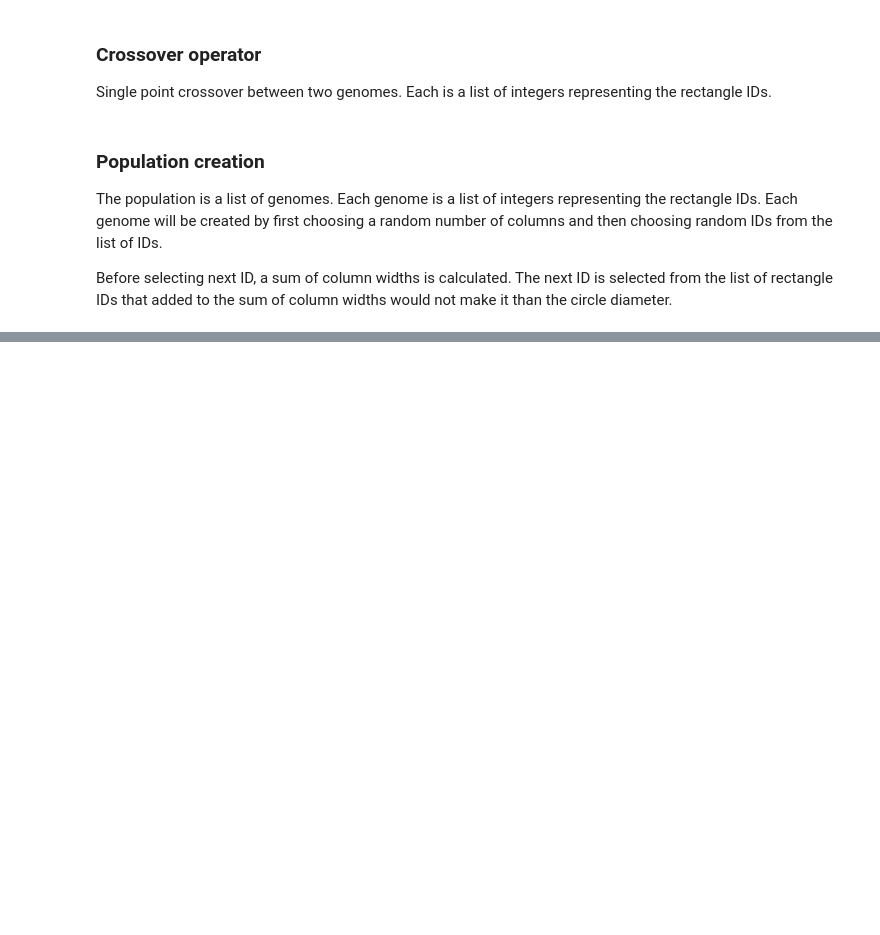
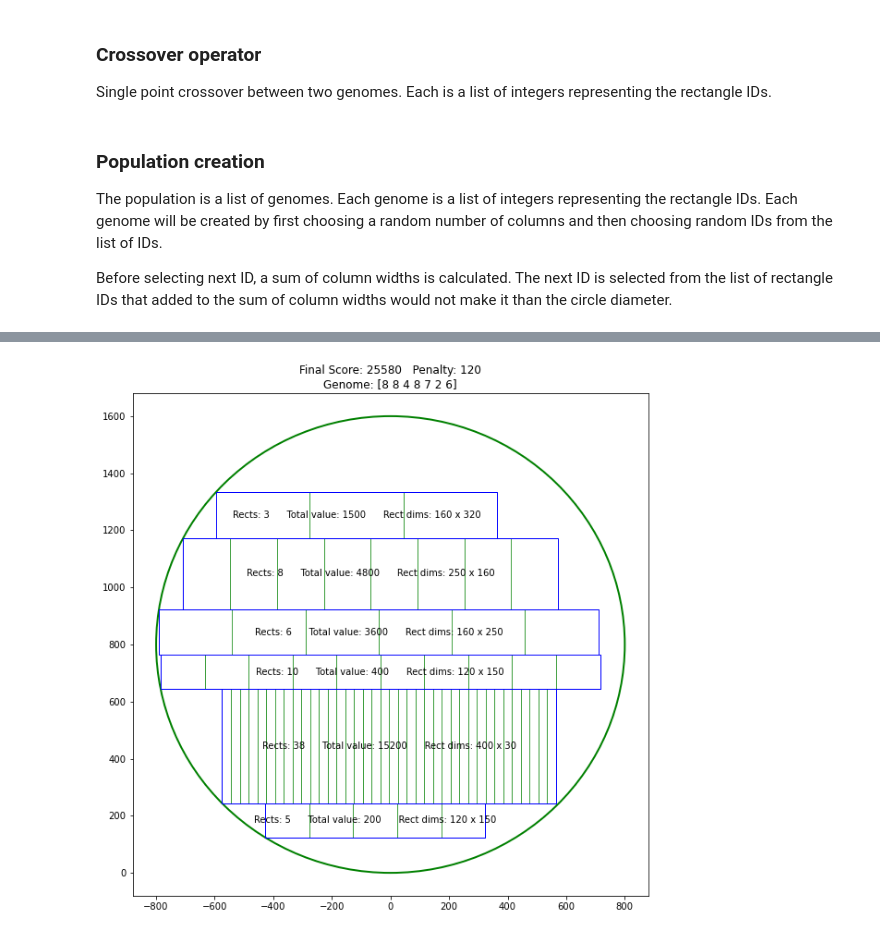
Before and after one commit to mstaczek/miowad, a Jupyter notebook: AE/lab2.ipynb, the cells around one changed output, grey strips where cells are left out. Drawn from its saved outputs; the diff is of its cells as text; code cells hidden in the pictures; blank space fills up the shorter version.

```diff
--- a/AE/lab2.ipynb
+++ b/AE/lab2.ipynb
@@ -71,0 +124,4 @@ Before selecting next ID, a sum of column widths is calculated. The next ID is s
+# %%
+genome_length = random.randint(min_columns, max_columns+1)
+genome = np.random.randint(0, len(matrix), genome_length)
+genome = genome[matrix[:,0][genome].cumsum() < diameter]
@@ -71,0 +134,14 @@ Before selecting next ID, a sum of column widths is calculated. The next ID is s
+# %%
+population_size = 100
+# %%
+def get_population(diameter, rectangles_matrix, population_size):
+    smallest_rectangle_side = np.min(matrix)
+    largest_rectangle_side = np.max(matrix)
+    min_columns = int(np.ceil(diameter / largest_rectangle_side))
+    max_columns = int(np.ceil(diameter / smallest_rectangle_side))
+    genome_length = random.randint(min_columns, max_columns+1)
+    def get_genome():
+        genome = np.random.randint(0, len(rectangles_matrix), genome_length)
+        return genome[rectangles_matrix[:,0][genome].cumsum() < diameter]
+    population = [get_genome() for _ in range(population_size)]
+    return population
@@ -71,0 +152,2 @@ Before selecting next ID, a sum of column widths is calculated. The next ID is s
+# %%
+population = get_population(diameter, matrix, population_size)
@@ -71,0 +206,64 @@ Before selecting next ID, a sum of column widths is calculated. The next ID is s
+# %%
+genome = population[0]
+def plot_genome(genome, matrix, radius):
+#-------------------------
+    diameter = 2 * radius
+
+    widths = matrix[:,0][genome]
+    heights = matrix[:,1][genome]
+    values = matrix[:,2][genome]
+
+    left_start = radius - np.sqrt(radius**2 - (heights[0]/2) ** 2)
+    borders = np.zeros(len(genome)+1) + left_start
+    borders[1:] += np.cumsum(widths)
+
+    def get_col_max_height(x):
+        # x is a point on the diameter, sieczna, x=0 corresponds to the leftmost point of diameter
+        if x < 2 * radius:
+            return 2 * np.sqrt(radius**2 - (radius-x)**2)
+        else:
+            return 0
+
+    get_col_max_height = np.vectorize(get_col_max_height)
+
+    max_heights_per_point = get_col_max_height(borders)
+
+    max_col_heights = np.minimum(max_heights_per_point[:-1],max_heights_per_point[1:])
+
+    def get_rect_count_in_col(col_height, rect_height):
+        return np.int64(np.floor(col_height / rect_height))
+
+    rect_counts_per_col = get_rect_count_in_col(max_col_heights, heights)
+
+    score = np.sum(rect_counts_per_col * values)
+    score_penalty = np.sum(widths[rect_counts_per_col==0])
+    final_score = score - score_penalty
+    #-------------------------
+
+    circle1 = plt.Circle((0,radius),radius, color='g',fill=False,linewidth=2)
+    fig, ax = plt.subplots(figsize=(10,10))
+    ax.add_patch(circle1)
+    ax.set_ylim([-radius*0.1, diameter*1.05])
+    ax.set_xlim([-radius*1.1, radius*1.1])
+
+    # draw the rectangles
+    for i in range(len(genome)):
+        if rect_counts_per_col[i] > 0:
+            for j in range(rect_counts_per_col[i]):
+                rect = plt.Rectangle((-max_col_heights[i]/2+j*heights[i],borders[i]), heights[i],widths[i], color='g', fill=False, alpha=0.5)
+                ax.add_patch(rect)
+            rect = plt.Rectangle((-max_col_heights[i]/2,borders[i]), rect_counts_per_col[i]*heights[i], widths[i], color='b',fill=False)
+            ax.add_patch(rect)
+            rx, ry = rect.get_xy()
+            cx = rx + rect.get_width()/2.0
+            cy = ry + rect.get_height()/2.0
+            printed_text = f"Rects: {rect_counts_per_col[i]}      Total value: {values[i]*rect_counts_per_col[i]}"+\
+                            f"      Rect dims: {widths[i]} x {heights[i]}"
+            ax.annotate(printed_text, (cx, cy), color='black', fontsize=10, ha='center', va='center')
+
+    plt.title("Final Score: "+str(final_score)+"   Penalty: "+str(score_penalty)+"\nGenome: "+str(genome))
+    plt.show()
+
+plot_genome(population[0],matrix, radius)
+# %% [output]
+[figure, added]
```
Also changed, not shown: parts of 37 cells of this notebook.
